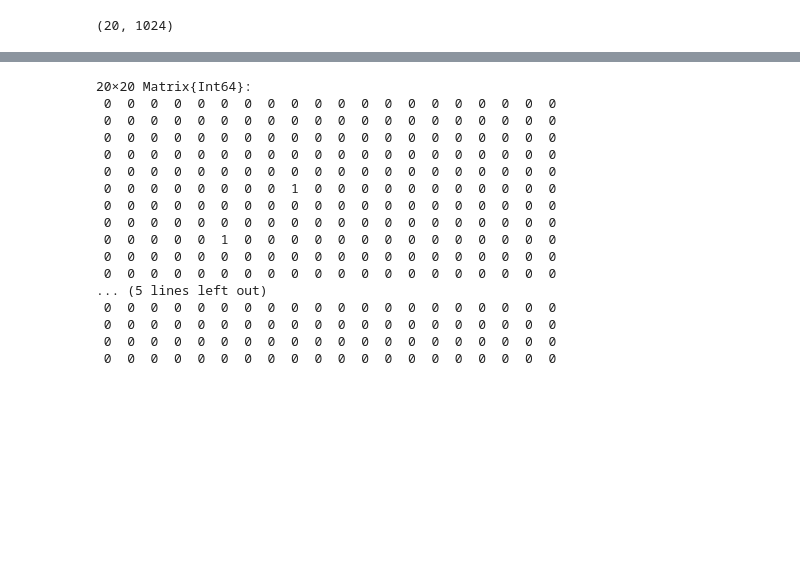
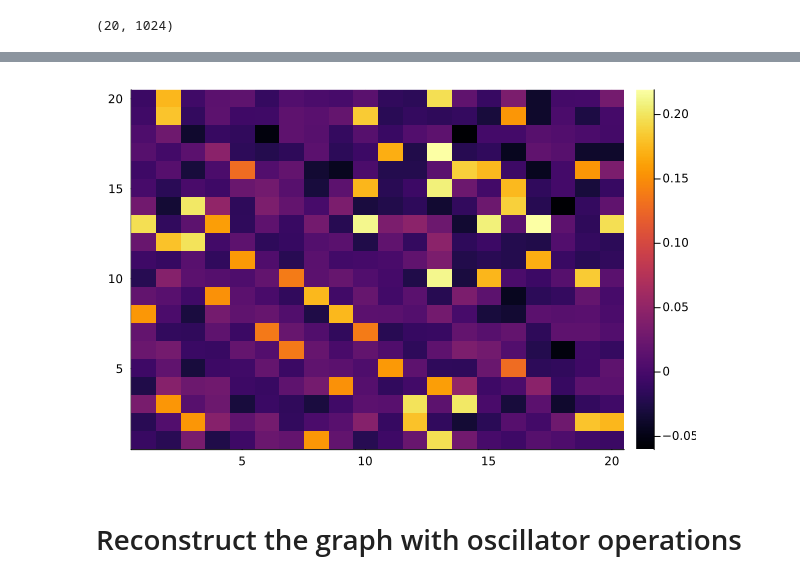
Before and after one commit to wilkieolin/phasor_julia, a Jupyter notebook: graph_demo.ipynb, the cells around one changed output, grey strips where cells are left out. Saved outputs shown, nothing was run; the diff lists cells and outputs as text; code cells hidden in the pictures; blank space fills up the shorter version.

```diff
--- a/graph_demo.ipynb
+++ b/graph_demo.ipynb
@@ -74,2 +56,0 @@ g1 = generate_er_graph(20, 0.1)
-# %%
-edges = findall(g1)
@@ -124,3 +85,33 @@ function graph_to_vector(graph::AbstractMatrix, nd::Int)
 end
 # %% [output]
 graph_to_vector (generic function with 1 method)
+# %%
+function graph_to_vector(graph::AbstractMatrix, nd::Int, spk_args::SpikingArgs, repeats::Int=3)
+    @assert size(graph,1) == size(graph,2) "Takes an adjacency matrix as the input"
+    n = size(graph,1)
+    #create vectors representing the nodes
+    node_values = random_symbols((n, nd)), spk_args, repeats=repeats)
+    train_values = [phase_to_train(node, spk_args, repeats=repeats) for node in eachslice(node_values, dims=1)]
+    tspan = (0.0, repeats * 1.0)
+
+    #get cartesian coordinates representing each edge
+    edges = findall(graph)
+    n_edges = length(edges)
+    edge_values = []
+
+    #iterate through the edges
+    for (i, edge) in enumerate(edges)
+        tx = edge[1]
+        rx = edge[2]
+
+        tx_symbol = train_values[tx]
+        rx_symbol = train_values[rx]
+        #create a representation for that edge by binding its incident nodes
+        edge_symbol = PhasorNetworks.bind(tx_symbol, rx_symbol, spk_args=spk_args, tspan=tspan)
+        append!(edge_values, edge_symbol)
+    end
+
+    #combine the edges in the graph to the single embedding via bundling
+    graph_embedding = bundle(edge_values, dims=1)
+    return node_values, graph_embedding
+end
@@ -202,18 +135,15 @@ similarity_outer(q, nv1, dims = 1) |> vec
 # %%
-function query_edges(graph::AbstractMatrix, nodes::AbstractMatrix, threshold::Real = 3.0)
+function query_edges(graph::AbstractMatrix, nodes::AbstractMatrix)
     n = size(nodes, 1)
     nd = size(graph, 2)
 
-    sim_threshold = threshold * chance_level(nd, 200)
-
-    adj_rec = zeros(Int64, n, n)
+    adj_rec = zeros(Float64, n, n)
     for (i,node) in enumerate(eachslice(nodes, dims=1))
         #add a dimension for consistency
         node = reshape(node, (1, :))
         query = unbind(graph, node)
         s = similarity_outer(query, nodes, dims=1) |> vec
-        adj_node = s .> sim_threshold
-        adj_rec[i,:] = adj_node
+        adj_rec[i,:] = s
     end
 
     return adj_rec
@@ -223,3 +153,3 @@ query_edges (generic function with 2 methods)
 # %%
-rec1 = query_edges(gv1, nv1, 3)
+rec1 = query_edges(gv1, nv1)
 # %% [output]
@@ -243,20 +173,6 @@ rec1 = query_edges(gv1, nv1, 3)
-# %%
-rec1 .- g1
-# %% [output]
-20×20 Matrix{Int64}:
- 0  0  0  0  0  0  0  0  0  0  0  0  0  0  0  0  0  0  0  0
- 0  0  0  0  0  0  0  0  0  0  0  0  0  0  0  0  0  0  0  0
- 0  0  0  0  0  0  0  0  0  0  0  0  0  0  0  0  0  0  0  0
- 0  0  0  0  0  0  0  0  0  0  0  0  0  0  0  0  0  0  0  0
- 0  0  0  0  0  0  0  0  0  0  0  0  0  0  0  0  0  0  0  0
- 0  0  0  0  0  0  0  0  1  0  0  0  0  0  0  0  0  0  0  0
- 0  0  0  0  0  0  0  0  0  0  0  0  0  0  0  0  0  0  0  0
- 0  0  0  0  0  0  0  0  0  0  0  0  0  0  0  0  0  0  0  0
- 0  0  0  0  0  1  0  0  0  0  0  0  0  0  0  0  0  0  0  0
- 0  0  0  0  0  0  0  0  0  0  0  0  0  0  0  0  0  0  0  0
- 0  0  0  0  0  0  0  0  0  0  0  0  0  0  0  0  0  0  0  0
-... (5 lines left out)
- 0  0  0  0  0  0  0  0  0  0  0  0  0  0  0  0  0  0  0  0
- 0  0  0  0  0  0  0  0  0  0  0  0  0  0  0  0  0  0  0  0
- 0  0  0  0  0  0  0  0  0  0  0  0  0  0  0  0  0  0  0  0
- 0  0  0  0  0  0  0  0  0  0  0  0  0  0  0  0  0  0  0  0
+# %%
+heatmap(rec1)
+# %% [output]
+[figure, added]
+# %% [markdown]
+# Reconstruct the graph with oscillator operations
```
Also changed, not shown: parts of 30 cells of this notebook.
